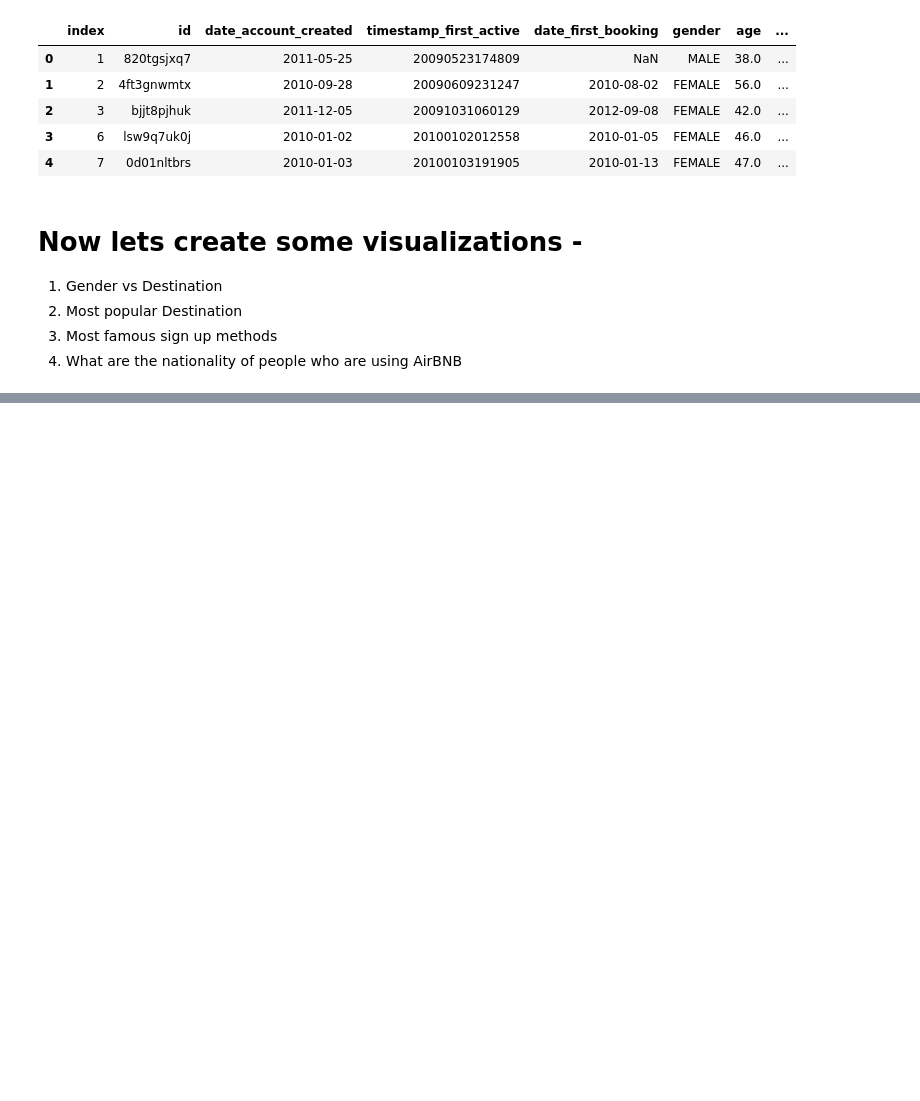
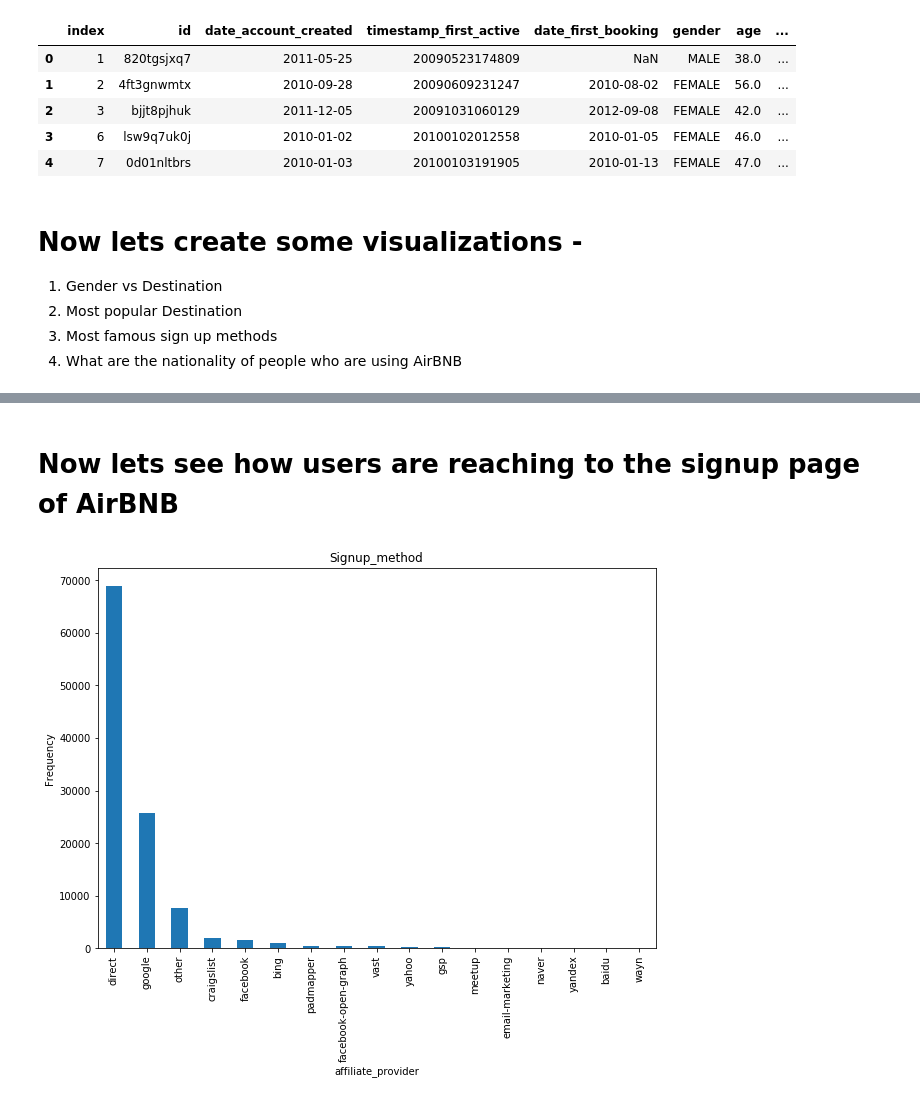
Before and after one commit to kalasahil/airBNB, a Jupyter notebook: Explore.ipynb, the cells around one changed output, grey strips where cells are left out. Saved outputs shown, nothing was run; the diff lists cells and outputs as text; code cells hidden in the pictures; blank space fills up the shorter version.

```diff
--- a/Explore.ipynb
+++ b/Explore.ipynb
@@ -162,0 +203,9 @@ fig, ax =plt.subplots(1,2, figsize=(17,10))
+# %% [markdown]
+# Now lets see how users are reaching to the signup page of AirBNB
+# %%
+plt.figure(figsize=(10,7))
+ax = User_With_Session_Statistic['NativeLanguage'].value_counts().plot(kind='bar',title="Signup_method")
+ax.set_xlabel("affiliate_provider")
+ax.set_ylabel("Frequency");
+# %% [output]
+[figure, added]
```
Also changed, not shown: parts of 5 cells of this notebook.
